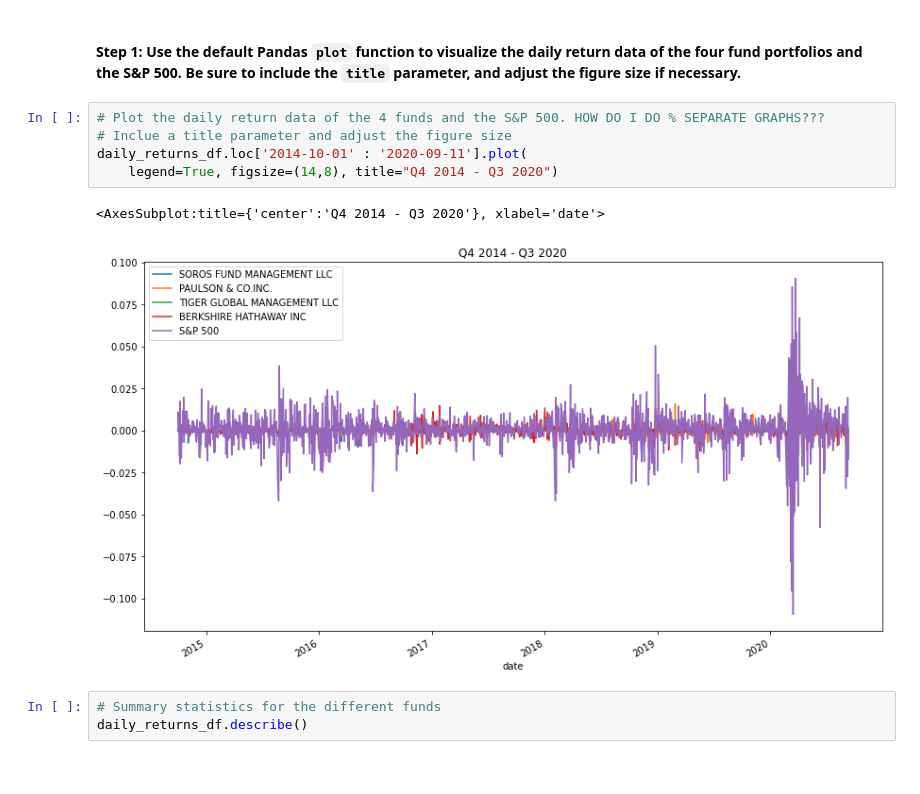
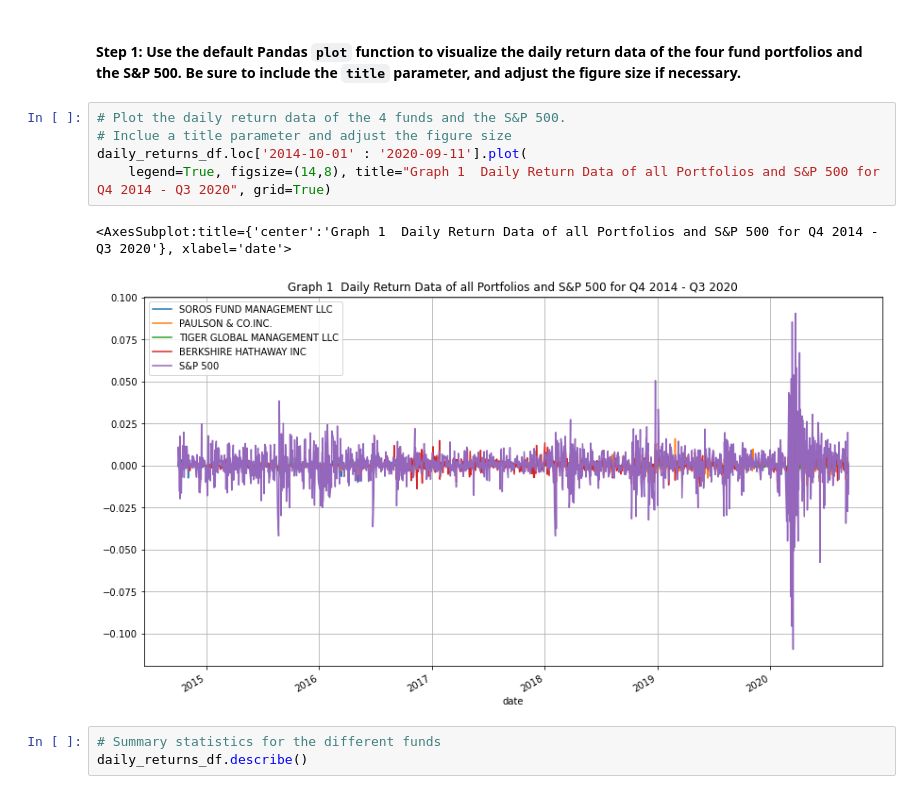
Before and after one commit to emorytk/FinTech-Class_C04_emorytk, a Jupyter notebook: risk_return_analysis.ipynb, the cells around one changed output. Saved outputs shown, nothing was run; the diff lists cells and outputs as text.

```diff
--- a/risk_return_analysis.ipynb
+++ b/risk_return_analysis.ipynb
@@ -184,13 +183,13 @@ Analyze the data to determine if any of the portfolios outperform the broader st
 # %% [markdown]
 #### Step 1:  Use the default Pandas `plot` function to visualize the daily return data of the four fund portfolios and the S&P 500. Be sure to include the `title` parameter, and adjust the figure size if necessary.
 # %%
-# Plot the daily return data of the 4 funds and the S&P 500. HOW DO I DO % SEPARATE GRAPHS???
+# Plot the daily return data of the 4 funds and the S&P 500.
 # Inclue a title parameter and adjust the figure size
 daily_returns_df.loc['2014-10-01' : '2020-09-11'].plot(
-    legend=True, figsize=(14,8), title="Q4 2014 - Q3 2020")
+    legend=True, figsize=(14,8), title="Graph 1  Daily Return Data of all Portfolios and S&P 500 for Q4 2014 - Q3 2020", grid=True)
 # %% [output]
-<AxesSubplot:title={'center':'Q4 2014 - Q3 2020'}, xlabel='date'>
+<AxesSubplot:title={'center':'Graph 1  Daily Return Data of all Portfolios and S&P 500 for Q4 2014 - Q3 2020'}, xlabel='date'>
-[figure, old version]
+[figure, new version]
 # %%
 # Summary statistics for the different funds
 daily_returns_df.describe()
```
Also changed, not shown: parts of 29 cells of this notebook.
